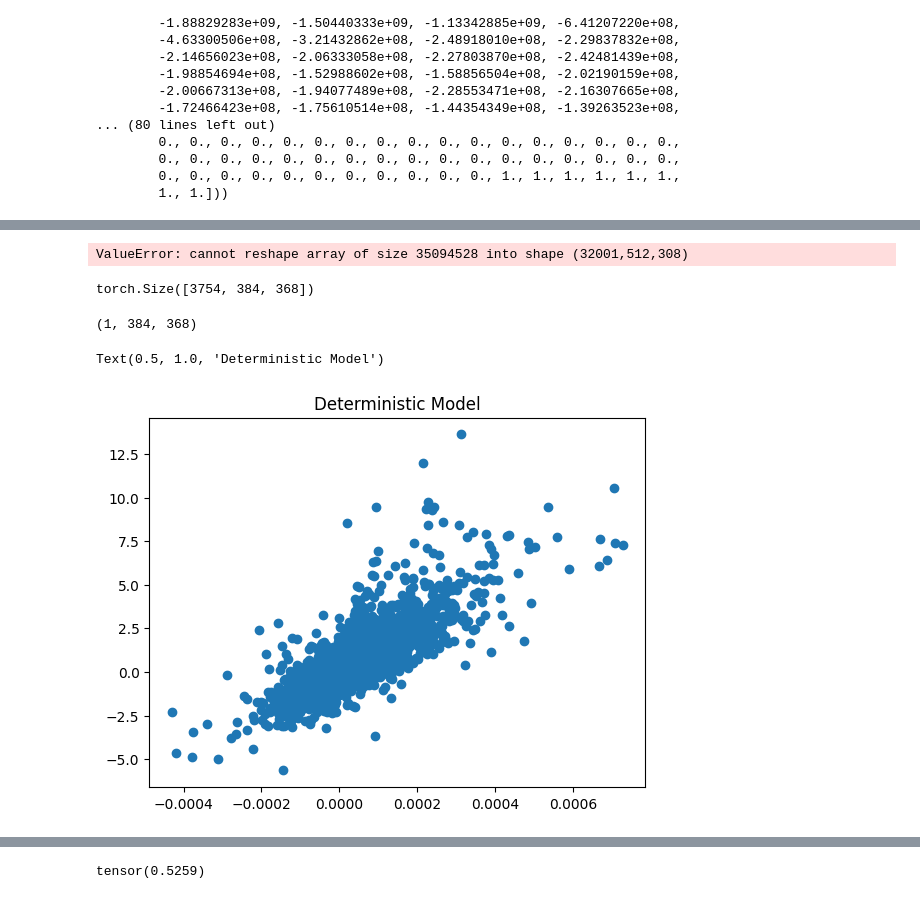
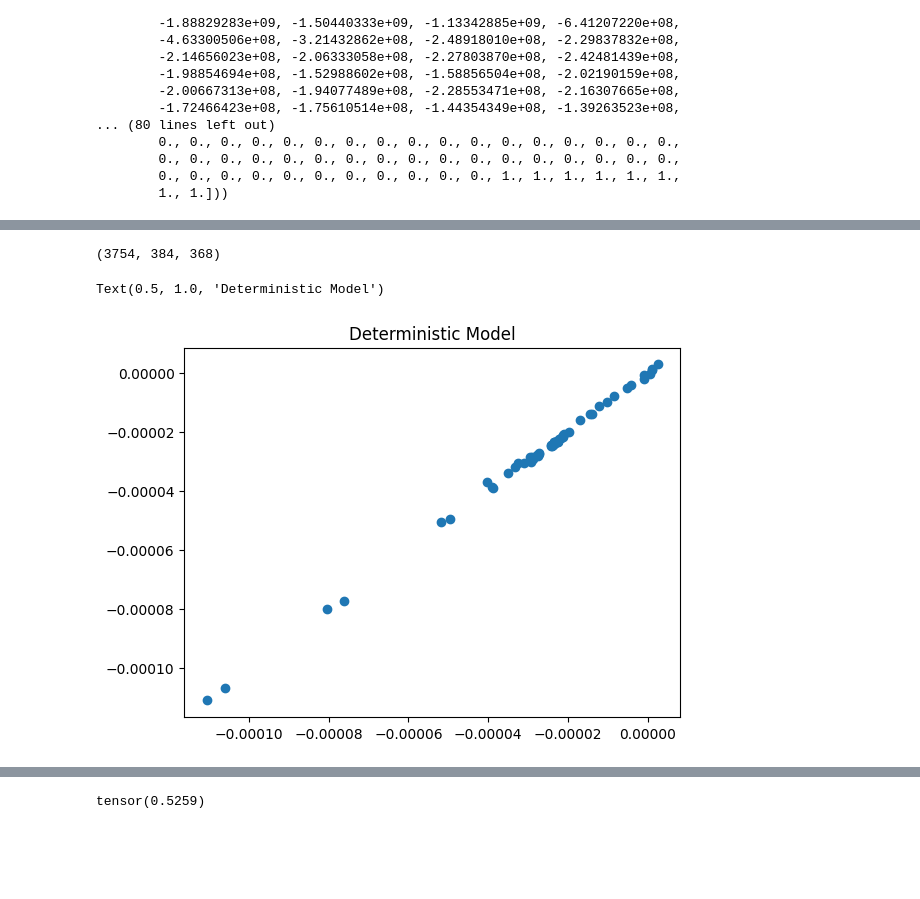
Before and after one commit to katherinefrields/climsim-kaggle-edition, a Jupyter notebook: evaluation/offline/joint_inference.ipynb, the cells around one changed output, grey strips where cells are left out. Drawn from its saved outputs; the diff is of its cells as text; code cells hidden in the pictures; blank space fills up the shorter version.

Commit message:
refactoring baseline evaluations

```diff
--- a/evaluation/offline/joint_inference.ipynb
+++ b/evaluation/offline/joint_inference.ipynb
@@ -280,14 +85,6 @@ out_scale = xr.open_dataset('/global/cfs/cdirs/m4334/jerry/climsim3_dev/preproce
 # %%
 base_path = '/pscratch/sd/k/kfrields/hugging/E3SM-MMF_saved_models/diffusion_models/refactored_testing/'
 
-#res_std_path = '/global/homes/k/kfrields/climsim-kaggle-edition/baseline_models/unet/training_default/reshaped_res_std.pt'
-#res_mean_path = '/global/homes/k/kfrields/climsim-kaggle-edition/baseline_models/unet/training_default/reshaped_res_mean.pt'
-
-#preds_std_path = '/global/homes/k/kfrields/climsim-kaggle-edition/baseline_models/unet/training_default/reshaped_preds_std.pt'
-#preds_mean_path = '/global/homes/k/kfrields/climsim-kaggle-edition/baseline_models/unet/training_default/reshaped_preds_mean.pt'
-
-#diff_path = '/pscratch/sd/k/kfrields/hugging/E3SM-MMF_saved_models/diffusion_models/diff_test_noise_mean_4_epoch/diff_model.pt'
-#deterministic_model_path = '/pscratch/sd/k/kfrields/hugging/E3SM-MMF_saved_models/diffusion_models/diff_test_noise_mean_4_epoch/unet_model.pt'
 def load_model(config_path):
     with open(config_path, "r") as f:
         cfg=OmegaConf.load(f)
@@ -362,13 +159,6 @@ def load_model(config_path):
                                                                           out_scale = out_scale_v2_rh_mc)
     torch_target = torch.tensor(actual_target)
 
-    '''torch_input_v2_rh_mc, actual_input_v2_rh_mc, actual_target, pressures_binned, reshaped_target, original_target = preprocessing_v2_rh_mc(data = data,
-                                                                                                      input_path = cfg.val_input_path,
-                                                                                                      target_path = cfg.val_target_path,
-                                                                                                      input_sub = input_sub_v2_rh_mc,
-                                                                                                      input_div = input_div_v2_rh_mc,
-                                                                                                      lbd_qn = lbd_qn,
-                                                                                                      out_scale = out_scale_v2_rh_mc)'''
     #return joint_model,data, torch_input_v2_rh_mc, actual_input_v2_rh_mc, out_scale_v2_rh_mc, actual_target, pressures_binned, reshaped_target, original_target
     return joint_model, actual_input, torch_input, torch_target, pressures_binned, data, out_scale_v2_rh_mc
 # %%
@@ -440,17 +226,21 @@ def inference_joint_model(joint_model, torch_input, actual_input, target, pressu
 
             #(B,C,L) --> (B, C*L)
             output = joint_model.reverse_reshape_target(output)
-            det_list.append(output.cpu().numpy())
+            output = (output.cpu()/output_scale).numpy()
+            det_list.append(output)
 
             print(f'output shape is {output.shape}')
 
             #(B,C,L) --> (B, C*L)
             reshaped_res = joint_model.reverse_reshape_target(denormalized_predicted_residual)
-            res_list.append(reshaped_res.cpu().numpy())
+            reshaped_res = (reshaped_res.cpu()/output_scale).numpy()
+            res_list.append(reshaped_res)
 
             #(B,C,L) --> (B, C*L)
             joint_pred = joint_model.reverse_reshape_target(joint_pred)
-            joint_list.append(joint_pred.cpu().numpy())#outscaling only applied when inferencing or wrapping-- false i think
+            joint_pred = (joint_pred.cpu()/output_scale).numpy()
+            joint_list.append(joint_pred)
+
     #MAYBE ALSO APPLY SCALING TO RESIDUAL???
     det_stack = np.stack(det_list, axis=0)
     res_stack = np.stack(res_list, axis= 0)
@@ -824,9 +380,0 @@ torch.save(torch.from_numpy(res_mean), '/global/u2/k/kfrields/climsim-kaggle-edi
-# %%
-train_preds_load = np.load('/global/homes/k/kfrields/climsim-kaggle-edition/baseline_models/unet/training_default/train_preds_epoch_1.npy')
-train_targets = np.load('/global/homes/k/kfrields/climsim-kaggle-edition/baseline_models/unet/training_default/train_targets_epoch_1.npy')
-train_res = train_targets - train_preds
-
-train_res = train_res.reshape(-1, train_preds.shape[2])
-train_preds = train_preds.reshape(-1, train_preds.shape[2])
-# %% [output]
-ValueError: cannot reshape array of size 35094528 into shape (32001,512,308)
@@ -845,24 +381,20 @@ torch.save(torch.from_numpy(res_mean), '/global/u2/k/kfrields/climsim-kaggle-edi
-# %%
-actual_target.shape
-# %% [output]
-torch.Size([3754, 384, 368])
-# %%
-det_preds.shape
-# %% [output]
-(1, 384, 368)
+# %%
+actual_target.shape
+# %% [output]
+(3754, 384, 368)
 # %%
-target = actual_target[:1, :, 0:60]
-preds = det_preds[:1, : , 0:60]
+target = actual_target[:1, :1, 0:60]
+preds = det_preds[:1, :1 , 0:60]
 
 #show_r2(actual_target[:1, :, :], det_preds)
 
 new_shape = (np.prod(target.shape[:-1]), target.shape[-1])
 target_flattened = target.reshape(new_shape)
 preds_flattened = preds.reshape(new_shape)
 
 plt.scatter(target_flattened, preds_flattened)
 plt.title('Deterministic Model')
 # %% [output]
 Text(0.5, 1.0, 'Deterministic Model')
-[figure, old version]
+[figure, new version]
 # %%
```
Also changed, not shown: parts of 32 cells of this notebook.
